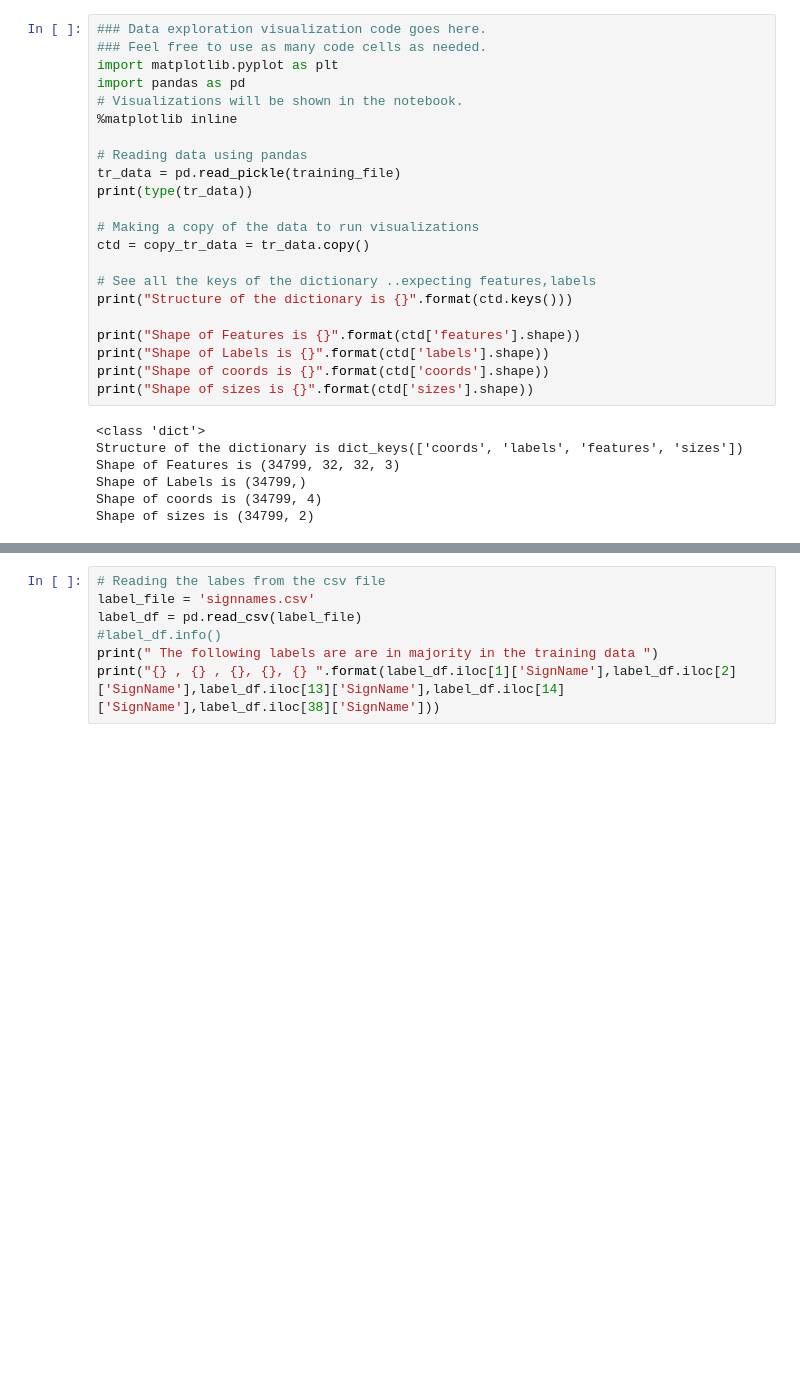
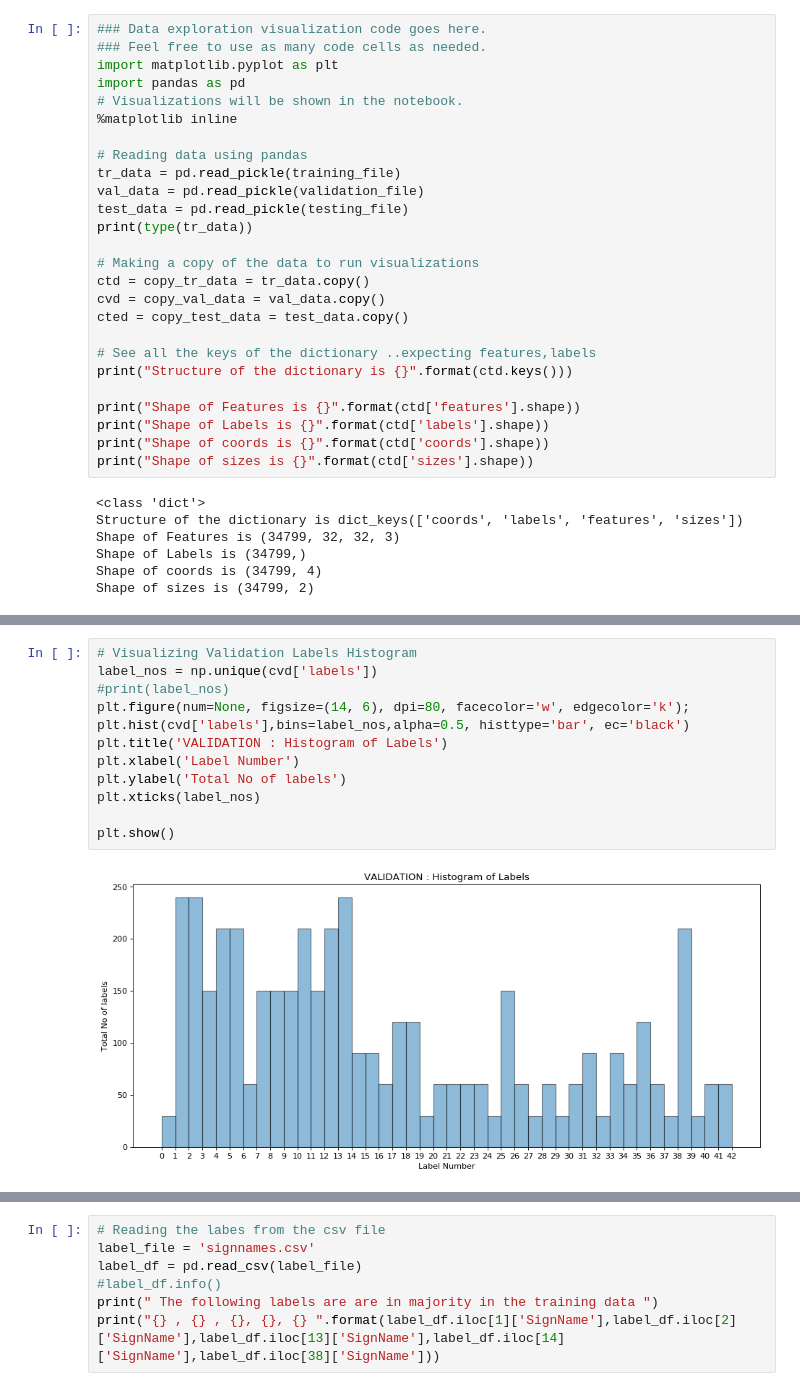
Before and after one commit to himakiran/CarND-Traffic-Sign-Classifier-Project, a Jupyter notebook: Traffic_Sign_Classifier.ipynb, the cells around one changed output, grey strips where cells are left out. Saved outputs shown, nothing was run; the diff lists cells and outputs as text; blank space fills up the shorter version.

```diff
--- a/Traffic_Sign_Classifier.ipynb
+++ b/Traffic_Sign_Classifier.ipynb
@@ -110,10 +110,14 @@ import pandas as pd
 
 # Reading data using pandas
 tr_data = pd.read_pickle(training_file)
+val_data = pd.read_pickle(validation_file)
+test_data = pd.read_pickle(testing_file)
 print(type(tr_data))
 
 # Making a copy of the data to run visualizations
 ctd = copy_tr_data = tr_data.copy()
+cvd = copy_val_data = val_data.copy()
+cted = copy_test_data = test_data.copy()
 
 # See all the keys of the dictionary ..expecting features,labels
 print("Structure of the dictionary is {}".format(ctd.keys()))
@@ -145,0 +178,14 @@ plt.show()
+# %%
+# Visualizing Validation Labels Histogram
+label_nos = np.unique(cvd['labels'])
+#print(label_nos)
+plt.figure(num=None, figsize=(14, 6), dpi=80, facecolor='w', edgecolor='k');
+plt.hist(cvd['labels'],bins=label_nos,alpha=0.5, histtype='bar', ec='black')
+plt.title('VALIDATION : Histogram of Labels')
+plt.xlabel('Label Number')
+plt.ylabel('Total No of labels')
+plt.xticks(label_nos)
+
+plt.show()
+# %% [output]
+[figure, added]
```
Also changed, not shown: parts of 18 cells of this notebook.
